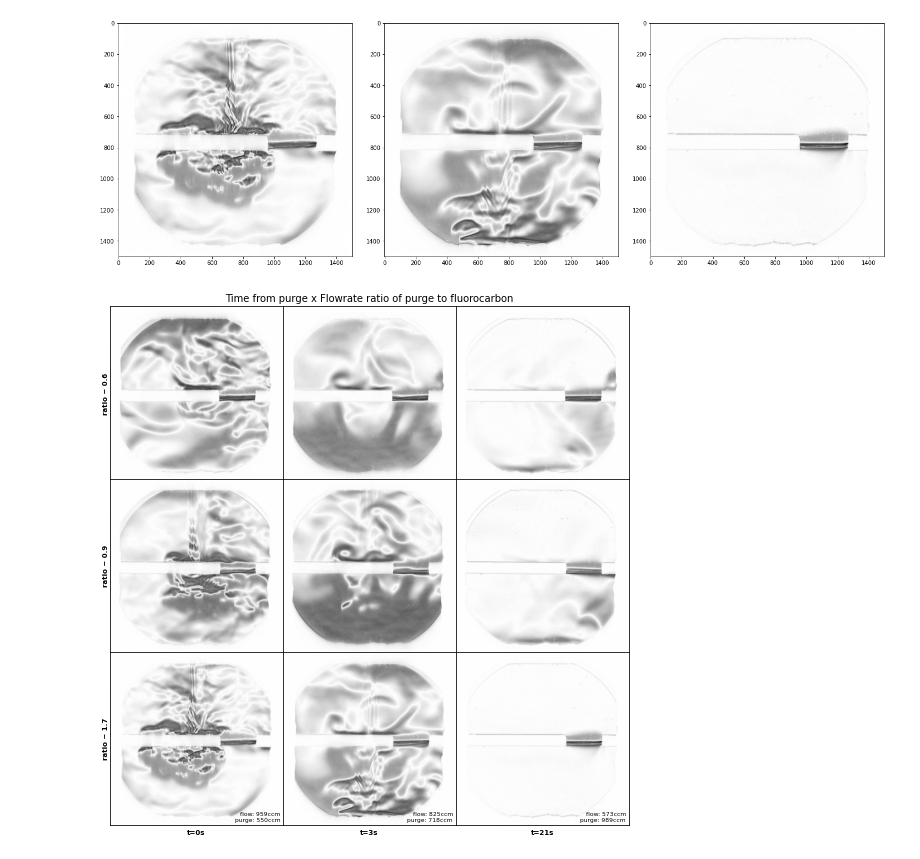
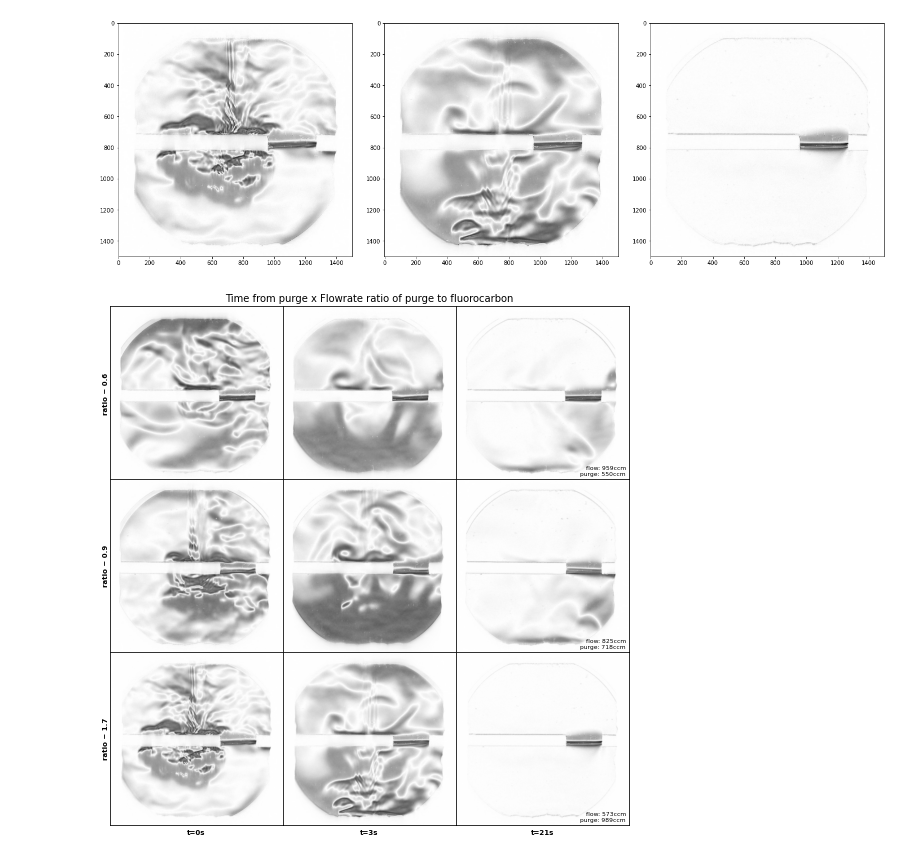
Before and after one commit to charlies-b/schlieren-image-processing, a Jupyter notebook: _fig3_purge.ipynb, the cells around one changed output. Drawn from its saved outputs; the diff is of its cells as text; code cells hidden in the pictures.

Commit message:
corrected labels

```diff
--- a/_fig3_purge.ipynb
+++ b/_fig3_purge.ipynb
@@ -114,38 +114,38 @@ def make_figure(frames_each_file, data_labels): # on scale 0-255! returns plt
        }
     fig, axes = plt.subplots(3,3)
     fig.set_size_inches(7.9,8) # a4 fit
     label_coords = (1475, 1475)
 
     for jj, col in enumerate(frames):
         for ii, frame in enumerate(col):
 #             axes[ii,jj].imshow(frame, cmap= 'gray', vmin=0, vmax=255)
             axes[jj,ii].imshow(frame, cmap= 'gray', vmin=0, vmax=255)
 
             if jj==0:
                 label = 'ratio ~ '+str(data_labels[ii][0])
                 axes[ii,0].set_ylabel(label, fontdict = font_axes, labelpad=1) # purge:flow
-            if ii==2:
-                label = 'flow: '+data_labels[jj][1]+'\npurge: '+data_labels[jj][2]
-                axes[2,jj].text(label_coords[0], label_coords[1], label, fontdict = font_labels) # flow rates
-                axes[2,jj].set_xlabel(X_LABELS[jj], fontdict = font_axes, labelpad=10)
+            if jj==2:
+                label = 'flow: '+data_labels[ii][1]+'\npurge: '+data_labels[ii][2]
+                axes[ii,2].text(label_coords[0], label_coords[1], label, fontdict = font_labels) # flow rates
+                axes[jj,ii].set_xlabel(X_LABELS[ii], fontdict = font_axes, labelpad=10)
 
     for ax in axes.flat: # remove axes px values
         ax.set_xticks([])
         ax.set_yticks([])
 
     plt.subplots_adjust(wspace=0.0, hspace=0.0)
     fig.patch.set_facecolor('white')
 
     subplotdim=3
     fig.set_size_inches(subplotdim*3,subplotdim*3) # a4 fit
     mid = (fig.subplotpars.right + fig.subplotpars.left)/2
     fig.suptitle(TITLE, fontsize=10, y =0.92)
     fig.subplots_adjust(top=0.9, left=0.1, right= 0.9, bottom = 0.1)
     return plt
 
 make_figure(frames, data_labels).show()
 # %% [output]
-[figure, old version]
+[figure, new version]
 # %%
 make_figure(frames, data_labels).savefig('fig3.png', dpi=900, bbox_inches = 'tight')
 # %% [output]
```
Also changed, not shown: parts of 1 cell of this notebook.
